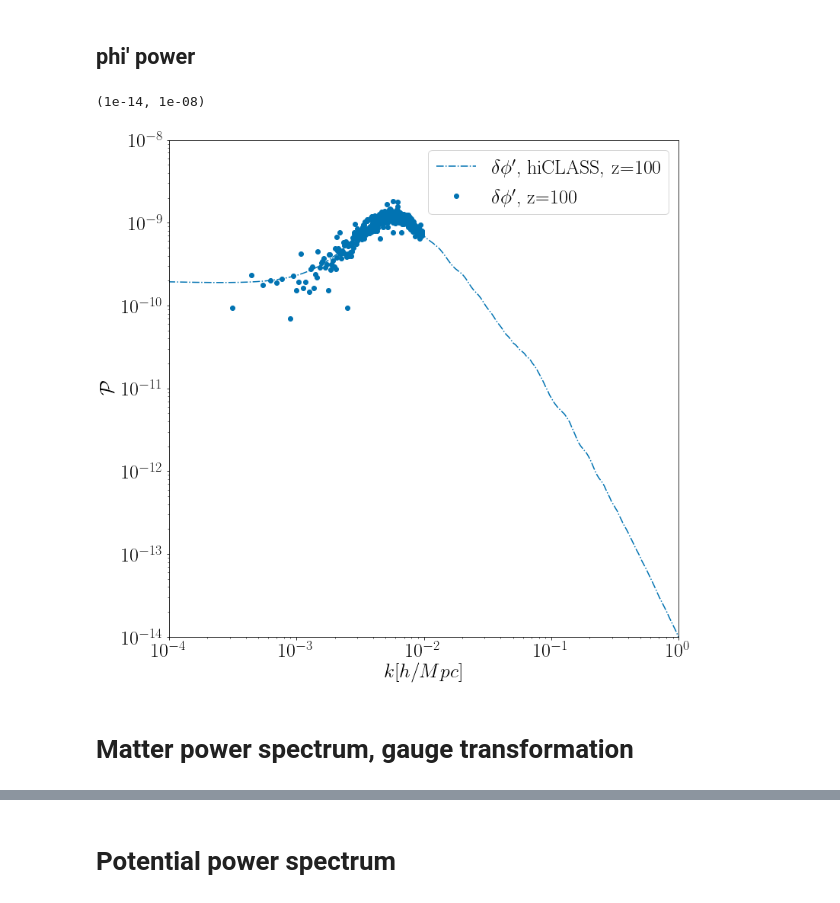
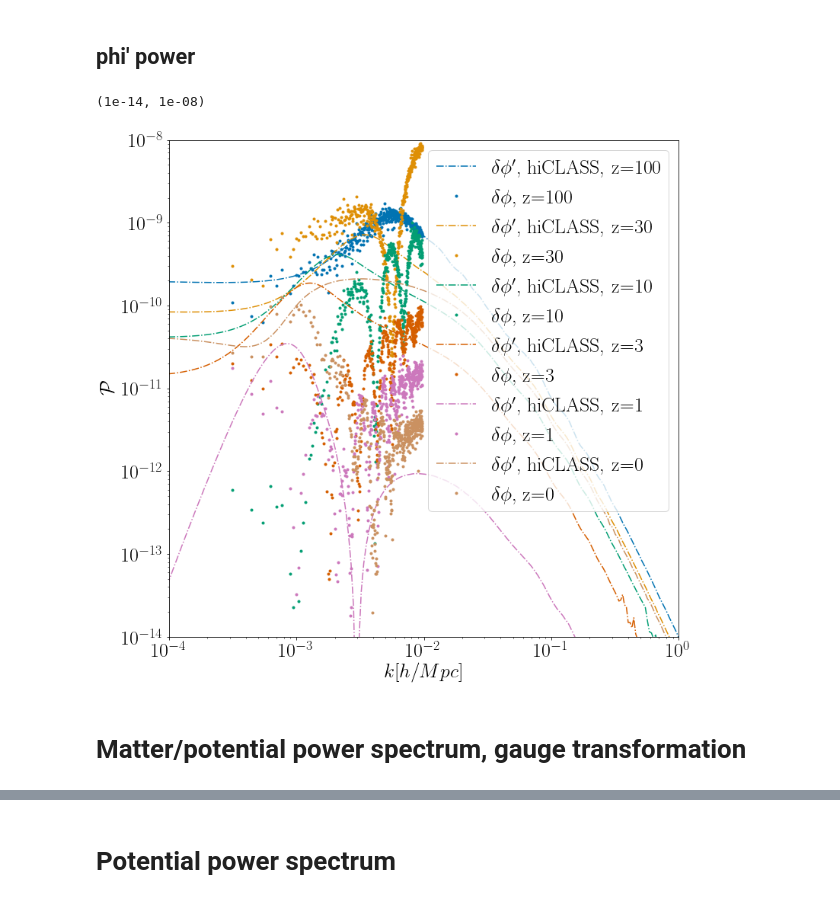
Before and after one commit to FarbodHassani/EQevolution, a Jupyter notebook: Notebook/Quintessence.ipynb, the cells around one changed output, grey strips where cells are left out. Drawn from its saved outputs; the diff is of its cells as text; code cells hidden in the pictures.

```diff
--- a/Notebook/Quintessence.ipynb
+++ b/Notebook/Quintessence.ipynb
@@ -60,7 +76,7 @@ cs2=1.e-4;
 c=2.99792458*1.e5; #Km/s
 H0=100*h/c; #H0 in 1/Mpc unit. 0.00022593979933110373
 w=-0.9;
-k_q = class_tk[0][:,0];
+k_q = data['class_tk']['z='+str(redshifts[i])][:,0];
 zini = 100.
 aini = 1./(1+zini);
 Normlization = As*(k_q/kp)**(ns-1.);
@@ -81,17 +97,21 @@ scalar_pp = interpolate.interp1d(bg[:,0],bg[:,31])
 ###### hiclass results:
 # redshifts = [100,50,20]
 l=0
-for i in range(0,1):
-    alpha = (class_tk[i][:,11] + 6.0 *class_tk[i][:,13] )/(2.*k_q*k_q);
-    Vx = class_tk[i][:,5]
+for i in range(0,6):
+    class_tk = data['class_tk']['z='+str(redshifts[i])];
+    alpha = (class_tk[:,11] + 6.0 *class_tk[:,13] )/(2.*k_q*k_q);
+    Vx = class_tk[:,5]
     Vx = Vx +  alpha/h/h; # gauge transfomration to the Newtonian gauge #NOTE that v_x is in [1/Mpc]
     delta_phi = Vx * (1+redshifts[i]) * scalar_p(redshifts[i]);  #delta phi [hiclass] [1] = phi'[hiclass][1/T]/a * V_X (hiclass)[T]
     #delta phi [gev] [1] = phi'[gev][1/T]/a * V_X (gev)[T] ## V_X(gev)[T] = V_X[hiclass][T] * H_0 [hiclass]/H0[gev]
 
 #   delta_phi = Vx * (1+redshifts[i]) * scalar_p(redshifts[i])/ Hconf_hiclass(0);  #
-    plt.plot(class_tk[i][:,0], (delta_phi)**2* Normlization,"-.", color = Colors[l] , label = "$\delta \phi$, hiCLASS, z="+str(redshifts[i]))
+    plt.plot(class_tk[:,0], (delta_phi)**2* Normlization,"-.", color = Colors[l] , label = "$\delta \phi$, hiCLASS, z="+str(redshifts[i]))
 
-    plt.plot(gev_V_pi[i][:,0],gev_pi[i][:,1],".", color = Colors[l] , label = "$\delta \phi$, z="+str(redshifts[i]))
+    # EQ-evolution
+    k = data['eq_ev']['pi']['z='+str(redshifts[i])][:,0]
+    pk = data['eq_ev']['pi']['z='+str(redshifts[i])][:,1]
+    plt.plot(k, pk,".", color = Colors[l] , label = "$\delta \phi$, z="+str(redshifts[i]))
     l=l+1
 plt.legend()
 plt.ylabel(r"$\mathcal{P}$")
@@ -99,5 +119,5 @@ plt.xlabel(r"$k[h/Mpc]$")
 plt.xscale('log')
 plt.yscale('log')
 plt.xlim(1.e-4,1.e0)
-plt.ylim(1.e-13,6.e-10)
+plt.ylim(1.e-13,6.e-8)
 # %% [output]
@@ -115,7 +135,7 @@ cs2=1.e-4;
 c=2.99792458*1.e5; #Km/s
 H0=100*h/c; #H0 in 1/Mpc unit. 0.00022593979933110373
 w=-0.9;
-k_q = class_tk[0][:,0];
+k_q = data['class_tk']['z='+str(redshifts[i])][:,0];
 
 
 Normlization = As*(k_q/kp)**(ns-1.);
@@ -136,40 +156,45 @@ a_hiclass = 1./(1.+bg[:,0])
 plt.rc('text', usetex=True)
 font = {'family' : 'normal',
         'weight' : 'bold',
         'size'   : text_size}
 
 matplotlib.rc('font', **font)
 
 plt.figure(figsize=(12,12))
 
 ###### hiclass results:
 # redshifts = [100,50,20]
 l=0
-for i in range(0,1):
-    alpha = (class_tk[i][:,11] + 6.0 *class_tk[i][:,13] )/(2.*k_q*h*k_q*h);
-    Vx = class_tk[i][:,5]
+for i in range(0,6):
+    class_tk = data['class_tk']['z='+str(redshifts[i])];
+
+    alpha = (class_tk[:,11] + 6.0 *class_tk[:,13] )/(2.*k_q*h*k_q*h);
+    Vx = class_tk[:,5]
     Vx = Vx + alpha; # gauge transfomration to the Newtonian gauge
     delta_phi = Vx * (1+redshifts[i]) * scalar_p(redshifts[i]);
     z = redshifts[i];
-    alpha_prime = (class_tk[0][:,9] + class_tk[0][:,8] -  class_tk[0][:,12]);
-    Vx_prime = class_tk[0][:,6] + alpha_prime; # gauge transfomration
+    alpha_prime = (class_tk[:,9] + class_tk[:,8] -  class_tk[:,12]);
+    Vx_prime = class_tk[:,6] + alpha_prime; # gauge transfomration
     delta_phi_prime = scalar_p(z)*(1+z) * Vx_prime +  delta_phi *  (scalar_pp(z)/scalar_p(z) -Hconf_hiclass(z)) #* scalar_p(z)*(1+z)# +  delta_phi * (scalar_pp(z)/ scalar_p(z) - Hconf_hiclass(z) ) #+ Vx * (- Hconf_hiclass(z) * scalar_p(z) + scalar_pp(z)))/aini;
     # delta phi'[gev] [1/T] = phi'[gev][1/T]/a * V_X'[1] + delta phi_gev[1] * (phi''[gev][1/T^2]/phi'[gev][1/T] - H_gev[1/T])
     # deltaphi'(output) = delta phi'[gev] [1/T] /H0(gev)
     delta_phi_prime = delta_phi_prime/Hconf_hiclass(0);
 
-    plt.plot(class_tk[0][:,0], (delta_phi_prime)**2* Normlization,"-.", color = Colors[l] , label = "$\delta\phi'$, hiCLASS, z="+str(z))
-    plt.plot(gev_V_pi[0][:,0], gev_V_pi[0][:,1],"o",color = Colors[l],label = r"$\delta\phi'$, z="+str(z))
+    plt.plot(class_tk[:,0], (delta_phi_prime)**2* Normlization,"-.", color = Colors[l] , label = "$\delta\phi'$, hiCLASS, z="+str(z))
+    # EQ-evolution
+    k = data['eq_ev']['V_pi']['z='+str(redshifts[i])][:,0]
+    pk = data['eq_ev']['V_pi']['z='+str(redshifts[i])][:,1]
+    plt.plot(k, pk,".", color = Colors[l] , label = "$\delta \phi$, z="+str(redshifts[i]))
     l=l+1
 plt.legend()
 plt.ylabel(r"$\mathcal{P}$")
 plt.xlabel(r"$k[h/Mpc]$")
 plt.xscale('log')
 plt.yscale('log')
 plt.xlim(1.e-4,1.e0)
 plt.ylim(1.e-14,1.e-8)
 # %% [output]
 (1e-14, 1e-08)
-[figure, old version]
+[figure, new version]
 # %% [markdown]
-# Matter power spectrum, gauge transformation
+# Matter/potential power spectrum, gauge transformation
```
Also changed, not shown: parts of 15 cells of this notebook, 5 other files.
